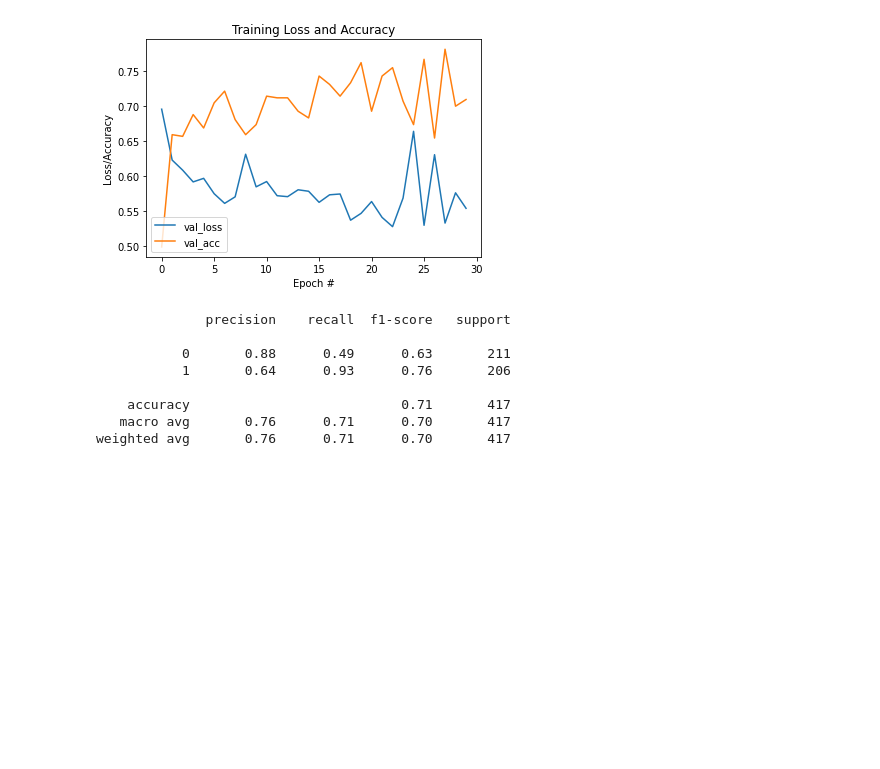
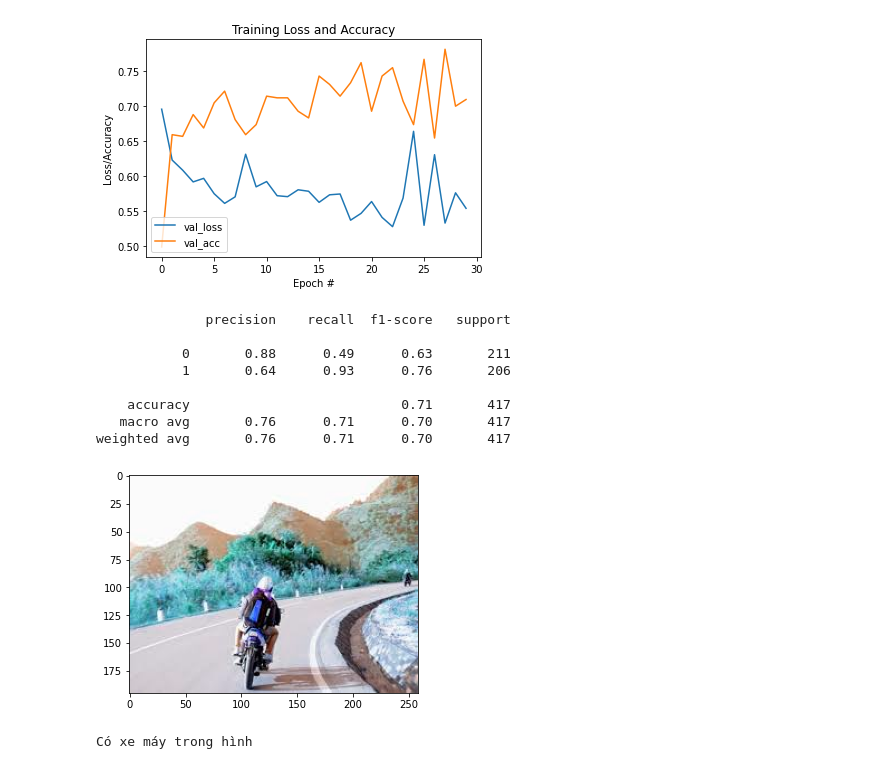
Before and after one commit to phamthien300820/CS114.K21, a Jupyter notebook: ML_CCN_5layer.ipynb, the cells around one changed output. Saved outputs shown, nothing was run; the diff lists cells and outputs as text; code cells hidden in the pictures; blank space fills up the shorter version.

```diff
--- a/ML_CCN_5layer.ipynb
+++ b/ML_CCN_5layer.ipynb
@@ -243,21 +247,24 @@ weighted avg       0.76      0.71      0.70       417
 # %%
 import cv2,os
 from tensorflow.keras.models import load_model
 model = load_model("/content/drive/My Drive/model-023.model")
-img = cv2.imread("/content/tải xuống (2).jfif")
+img = cv2.imread("/content/images.jfif")
 gray=cv2.cvtColor(img,cv2.COLOR_BGR2GRAY)
 
 resized=cv2.resize(gray,(224,224))
 
 reshaped=np.reshape(resized,(1,224,224,1))
 image = preprocess_input(reshaped)
 
 a=model.predict(image)
 plt.imshow(img)
 plt.show()
 
 
 if a[0][1] > a[0][0]:
   print('Có xe máy trong hình')
 else :
   print('Không có xe máy trong hình')
+# %% [output]
+[figure, added]
+Có xe máy trong hình
```
Also changed, not shown: parts of 1 cell of this notebook.
